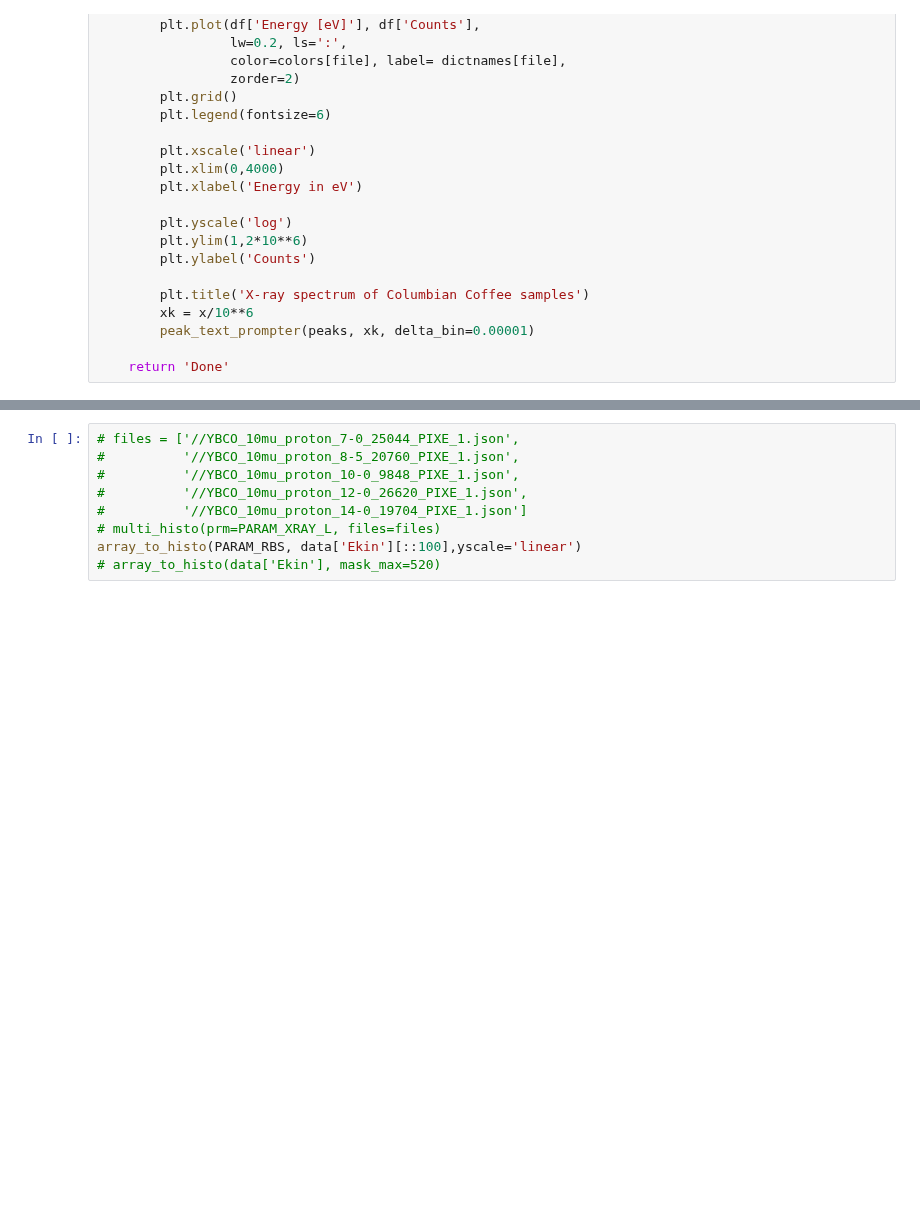
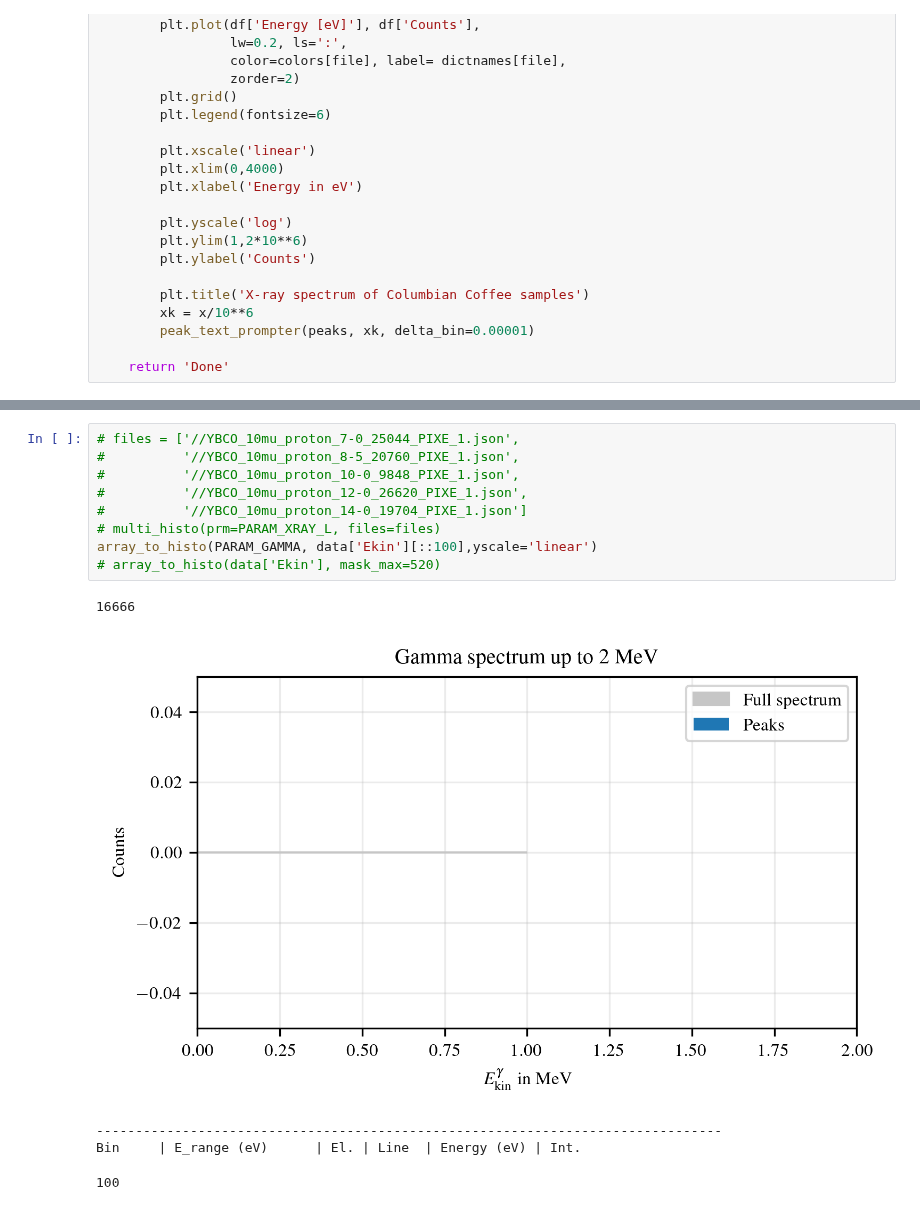
Before and after one commit to SirPhoenix007/IBA-Bonn, a Jupyter notebook: spectra.ipynb, the cells around one changed output, grey strips where cells are left out. Cells and saved outputs as stored; diff of their text form; blank space fills up the shorter version.

```diff
--- a/spectra.ipynb
+++ b/spectra.ipynb
@@ -397,9 +473,15 @@ data = json_to_np(json_path + "//Col_Coffee_alpha_28-0_17636_RBS_1.json" , json_
 # %%
 # files = ['//YBCO_10mu_proton_7-0_25044_PIXE_1.json',
 #          '//YBCO_10mu_proton_8-5_20760_PIXE_1.json',
 #          '//YBCO_10mu_proton_10-0_9848_PIXE_1.json',
 #          '//YBCO_10mu_proton_12-0_26620_PIXE_1.json',
 #          '//YBCO_10mu_proton_14-0_19704_PIXE_1.json']
 # multi_histo(prm=PARAM_XRAY_L, files=files)
-array_to_histo(PARAM_RBS, data['Ekin'][::100],yscale='linear')
+array_to_histo(PARAM_GAMMA, data['Ekin'][::100],yscale='linear')
 # array_to_histo(data['Ekin'], mask_max=520)
+# %% [output]
+16666
+[figure, added]
+--------------------------------------------------------------------------------
+Bin     | E_range (eV)      | El. | Line  | Energy (eV) | Int.
+100
```
Also changed, not shown: parts of 6 cells of this notebook, 1 other file.
